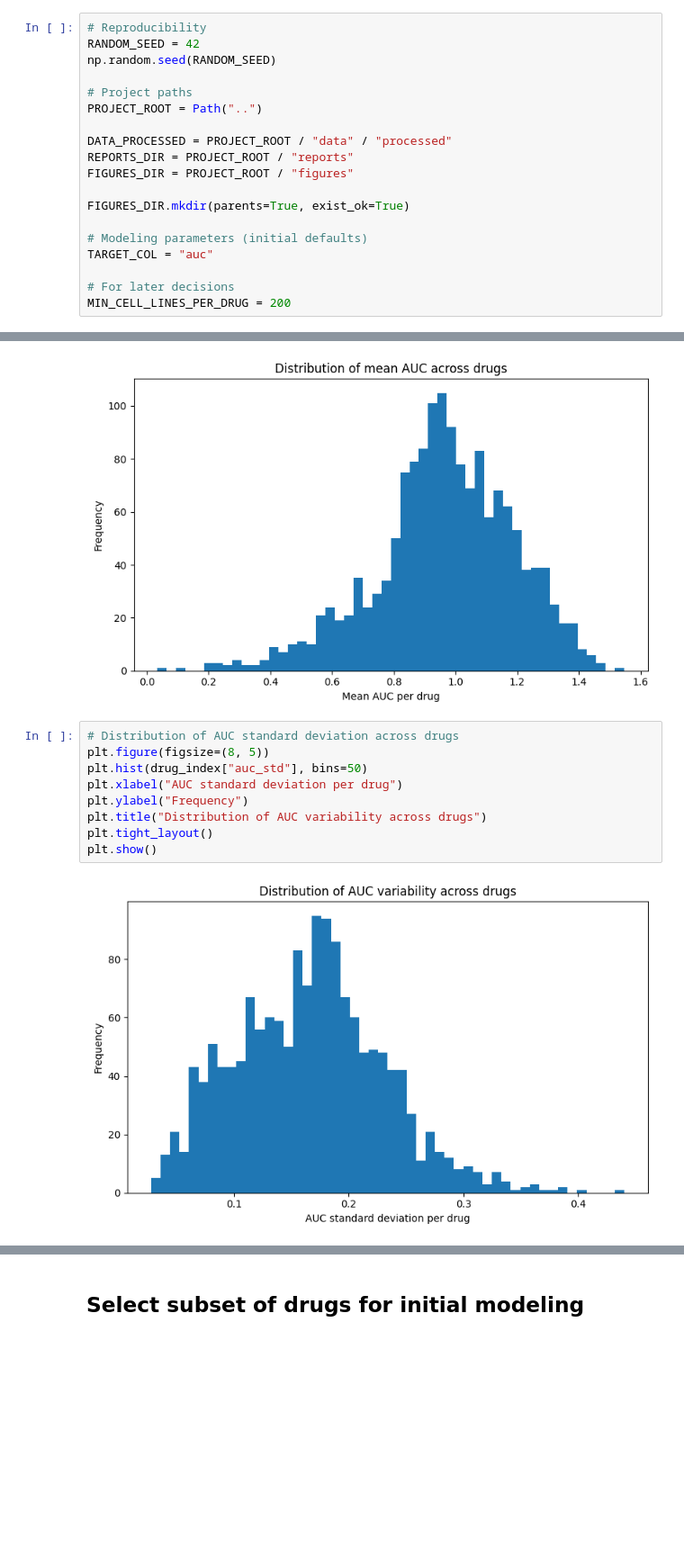
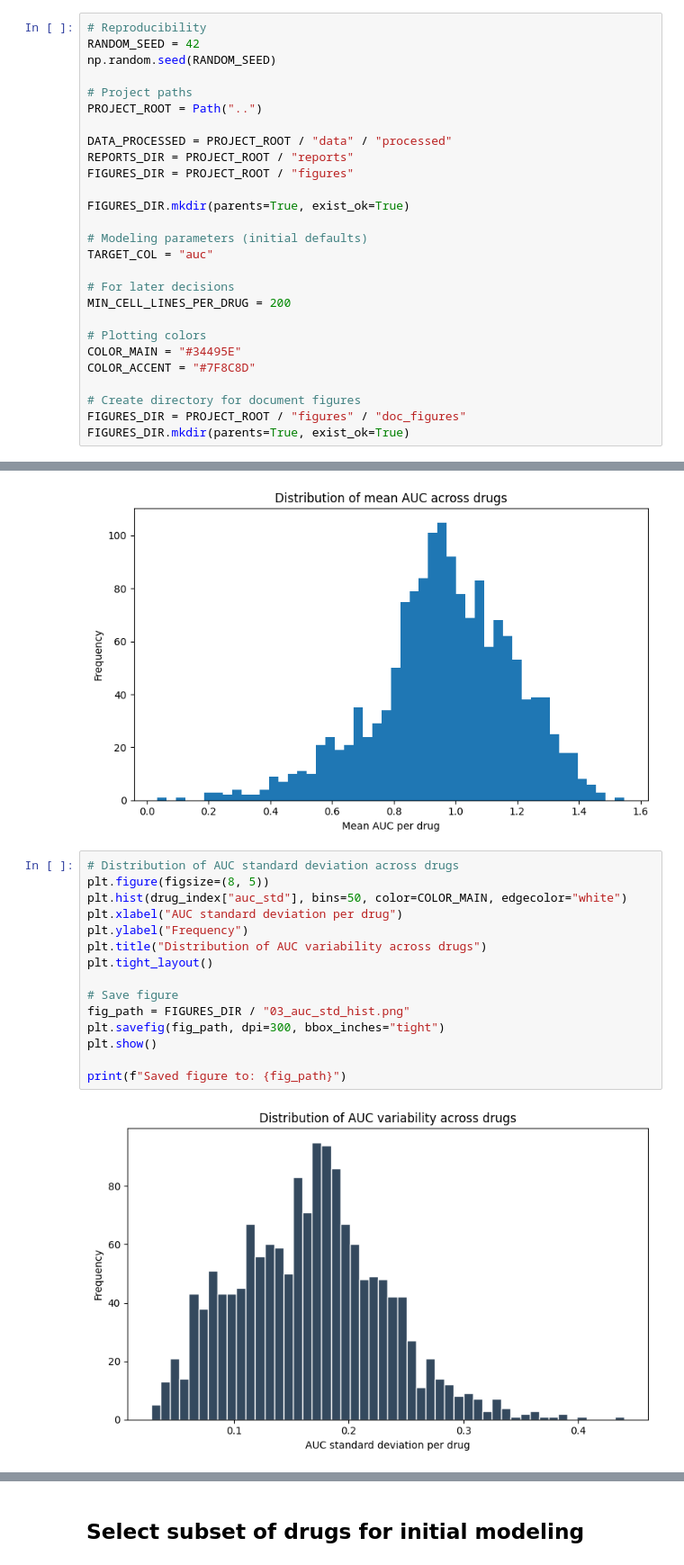
Before and after one commit to paulairazoqui/epigenetic-drug-resistance, a Jupyter notebook: notebooks/03_eda_and_target_definition_depmap_prism.ipynb, the cells around one changed output, grey strips where cells are left out. Shown at 90% size. Drawn from its saved outputs; the diff is of its cells as text; blank space fills up the shorter version.

Commit message:
Add EDA figures and documentation for target definition

```diff
--- a/notebooks/03_eda_and_target_definition_depmap_prism.ipynb
+++ b/notebooks/03_eda_and_target_definition_depmap_prism.ipynb
@@ -70,6 +70,14 @@ TARGET_COL = "auc"
 
 # For later decisions
 MIN_CELL_LINES_PER_DRUG = 200
+
+# Plotting colors
+COLOR_MAIN = "#34495E"
+COLOR_ACCENT = "#7F8C8D"
+
+# Create directory for document figures
+FIGURES_DIR = PROJECT_ROOT / "figures" / "doc_figures"
+FIGURES_DIR.mkdir(parents=True, exist_ok=True)
 # %% [markdown]
 ## Load processed datasets (from Notebook 02)
 # %%
@@ -155,11 +171,17 @@ plt.show()
 # %%
 # Distribution of AUC standard deviation across drugs
 plt.figure(figsize=(8, 5))
-plt.hist(drug_index["auc_std"], bins=50)
+plt.hist(drug_index["auc_std"], bins=50, color=COLOR_MAIN, edgecolor="white")
 plt.xlabel("AUC standard deviation per drug")
 plt.ylabel("Frequency")
 plt.title("Distribution of AUC variability across drugs")
 plt.tight_layout()
+
+# Save figure
+fig_path = FIGURES_DIR / "03_auc_std_hist.png"
+plt.savefig(fig_path, dpi=300, bbox_inches="tight")
 plt.show()
+
+print(f"Saved figure to: {fig_path}")
 # %% [output]
-[figure, old version]
+[figure, new version]
```
Also changed, not shown: parts of 3 cells of this notebook, 4 other files.
